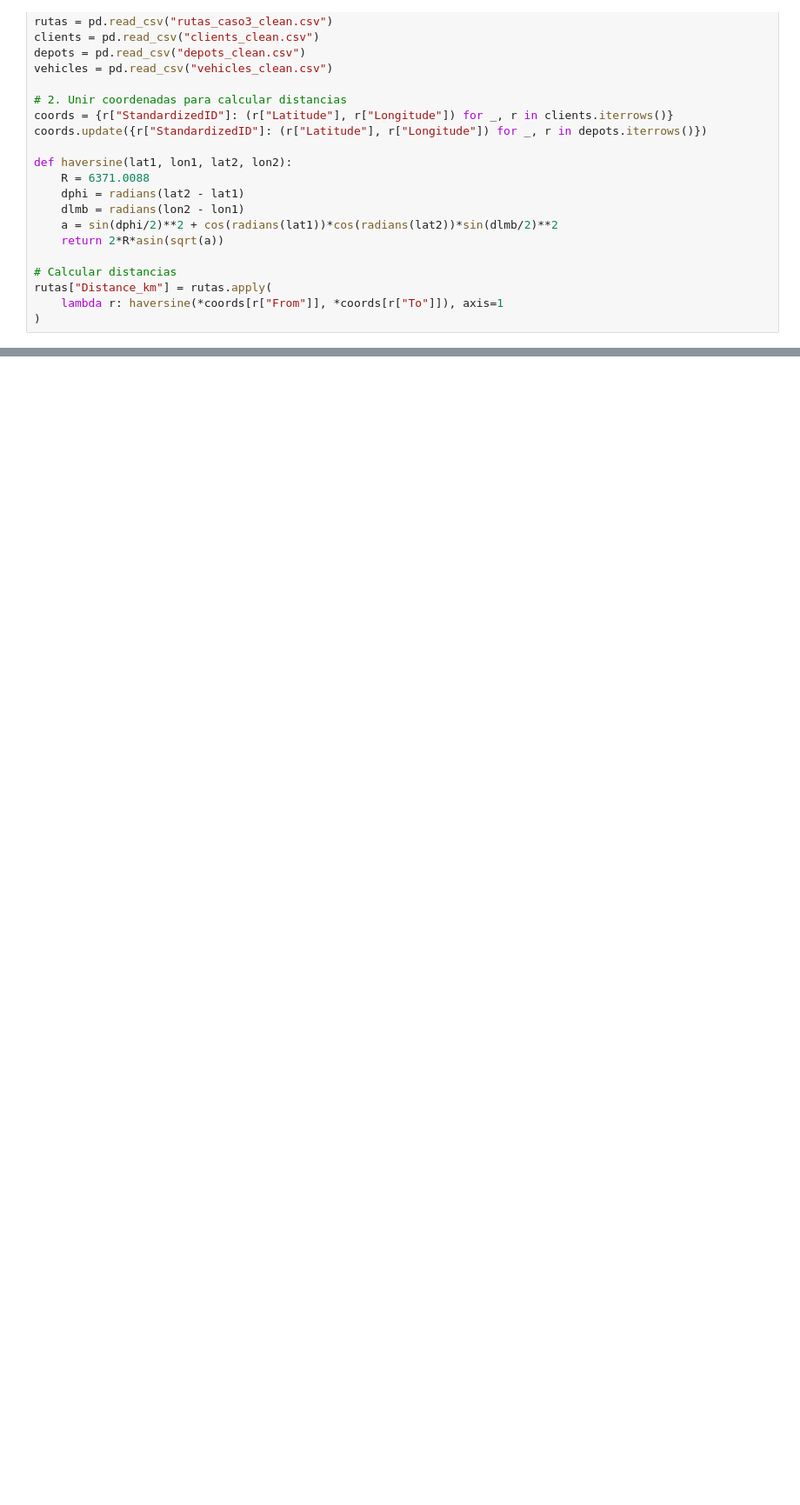
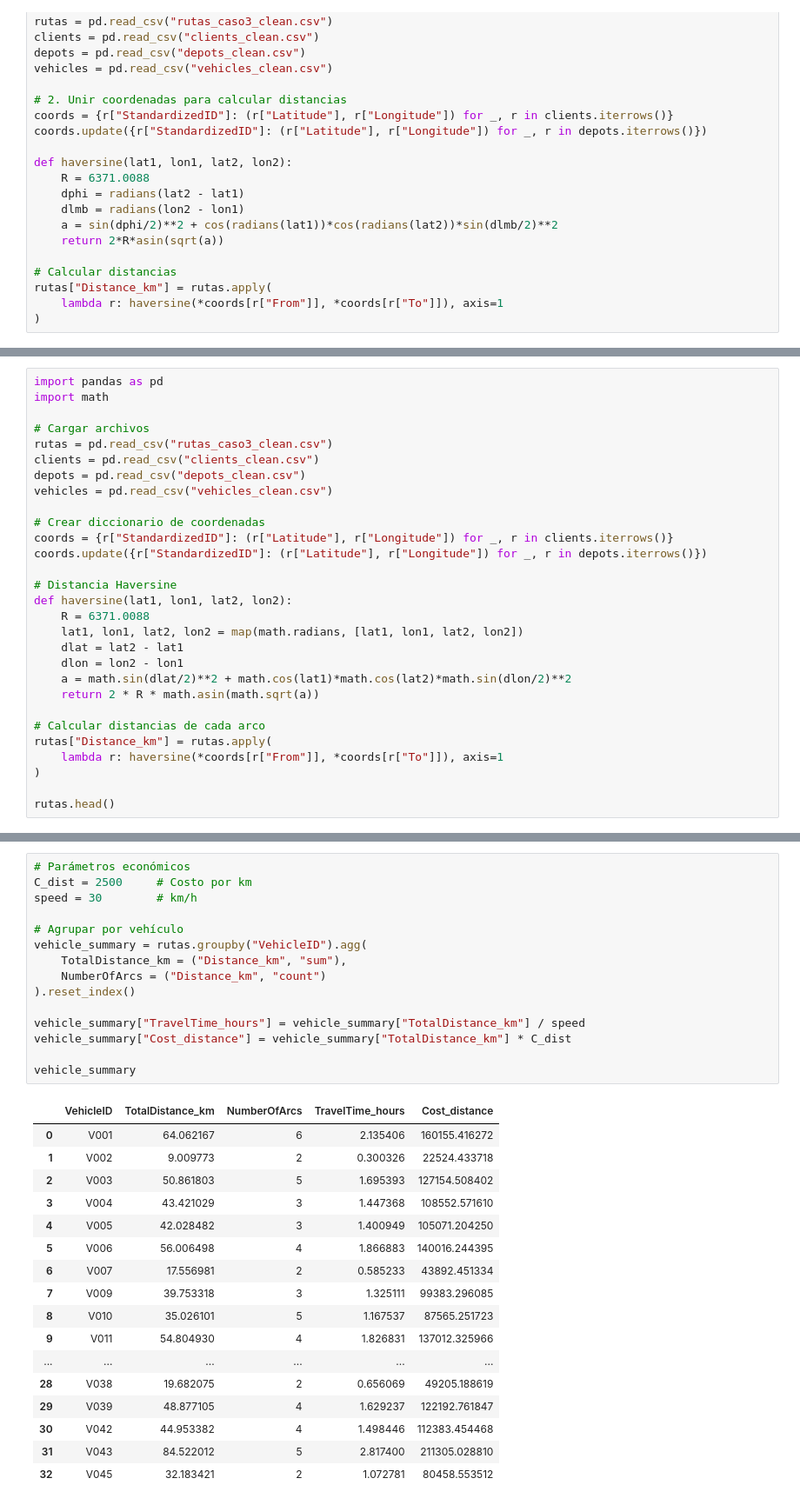
Before and after one commit to incarasa/Proyecto2MOS, a Jupyter notebook: caso3/analisis_sensibilidad.ipynb, the cells around one changed output, grey strips where cells are left out. Shown at 87% size. Drawn from its saved outputs; the diff is of its cells as text; blank space fills up the shorter version.

```diff
--- a/caso3/analisis_sensibilidad.ipynb
+++ b/caso3/analisis_sensibilidad.ipynb
@@ -80,0 +101,29 @@ rutas["Distance_km"] = rutas.apply(
+# %%
+import pandas as pd
+import math
+
+# Cargar archivos
+rutas = pd.read_csv("rutas_caso3_clean.csv")
+clients = pd.read_csv("clients_clean.csv")
+depots = pd.read_csv("depots_clean.csv")
+vehicles = pd.read_csv("vehicles_clean.csv")
+
+# Crear diccionario de coordenadas
+coords = {r["StandardizedID"]: (r["Latitude"], r["Longitude"]) for _, r in clients.iterrows()}
+coords.update({r["StandardizedID"]: (r["Latitude"], r["Longitude"]) for _, r in depots.iterrows()})
+
+# Distancia Haversine
+def haversine(lat1, lon1, lat2, lon2):
+    R = 6371.0088
+    lat1, lon1, lat2, lon2 = map(math.radians, [lat1, lon1, lat2, lon2])
+    dlat = lat2 - lat1
+    dlon = lon2 - lon1
+    a = math.sin(dlat/2)**2 + math.cos(lat1)*math.cos(lat2)*math.sin(dlon/2)**2
+    return 2 * R * math.asin(math.sqrt(a))
+
+# Calcular distancias de cada arco
+rutas["Distance_km"] = rutas.apply(
+    lambda r: haversine(*coords[r["From"]], *coords[r["To"]]), axis=1
+)
+
+rutas.head()
@@ -80,0 +137,33 @@ rutas["Distance_km"] = rutas.apply(
+# %%
+# Parámetros económicos
+C_dist = 2500     # Costo por km
+speed = 30        # km/h
+
+# Agrupar por vehículo
+vehicle_summary = rutas.groupby("VehicleID").agg(
+    TotalDistance_km = ("Distance_km", "sum"),
+    NumberOfArcs = ("Distance_km", "count")
+).reset_index()
+
+vehicle_summary["TravelTime_hours"] = vehicle_summary["TotalDistance_km"] / speed
+vehicle_summary["Cost_distance"] = vehicle_summary["TotalDistance_km"] * C_dist
+
+vehicle_summary
+# %% [output]
+|  | VehicleID | TotalDistance_km | NumberOfArcs | TravelTime_hours | Cost_distance |
+| 0 | V001 | 64.062167 | 6 | 2.135406 | 160155.416272 |
+| 1 | V002 | 9.009773 | 2 | 0.300326 | 22524.433718 |
+| 2 | V003 | 50.861803 | 5 | 1.695393 | 127154.508402 |
+| 3 | V004 | 43.421029 | 3 | 1.447368 | 108552.571610 |
+| 4 | V005 | 42.028482 | 3 | 1.400949 | 105071.204250 |
+| 5 | V006 | 56.006498 | 4 | 1.866883 | 140016.244395 |
+| 6 | V007 | 17.556981 | 2 | 0.585233 | 43892.451334 |
+| 7 | V009 | 39.753318 | 3 | 1.325111 | 99383.296085 |
+| 8 | V010 | 35.026101 | 5 | 1.167537 | 87565.251723 |
+| 9 | V011 | 54.804930 | 4 | 1.826831 | 137012.325966 |
+| ... | ... | ... | ... | ... | ... |
+| 28 | V038 | 19.682075 | 2 | 0.656069 | 49205.188619 |
+| 29 | V039 | 48.877105 | 4 | 1.629237 | 122192.761847 |
+| 30 | V042 | 44.953382 | 4 | 1.498446 | 112383.454468 |
+| 31 | V043 | 84.522012 | 5 | 2.817400 | 211305.028810 |
+| 32 | V045 | 32.183421 | 2 | 1.072781 | 80458.553512 |
```
Also changed, not shown: parts of 5 cells of this notebook.
